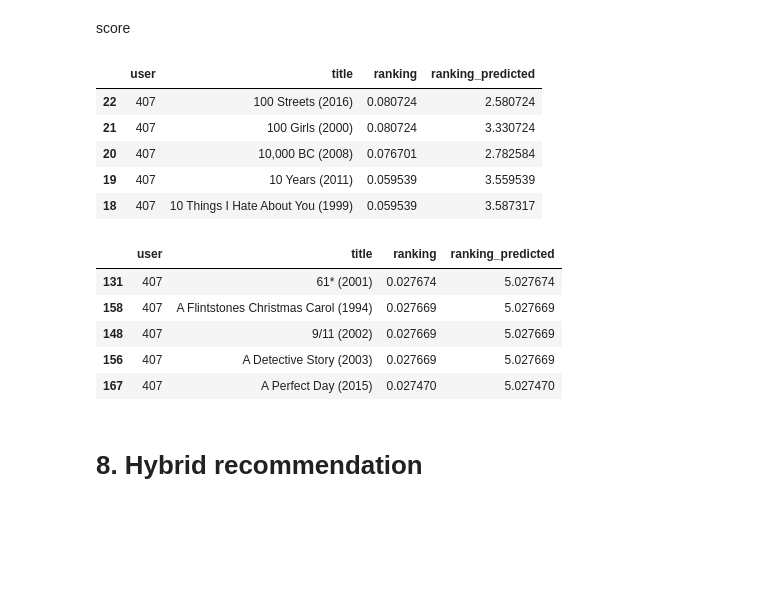
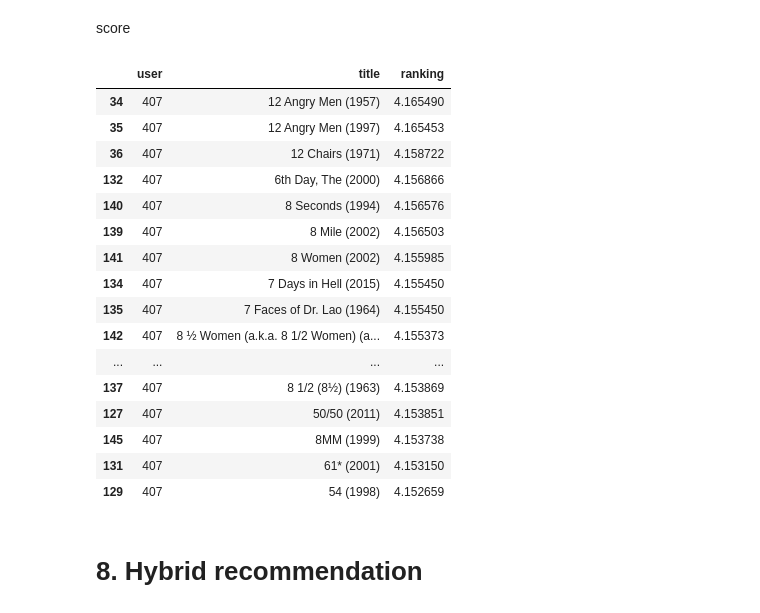
Before and after one commit to peerapat-t/Hybrid-book-recommendation-system, a Jupyter notebook: book recommendation.ipynb, the cells around one changed output. Drawn from its saved outputs; the diff is of its cells as text; code cells hidden in the pictures; blank space fills up the shorter version.

```diff
--- a/book recommendation.ipynb
+++ b/book recommendation.ipynb
@@ -827,2 +637,7 @@ item_score_predicted_list = []
 # %% [markdown]
 score
+# %%
+watched_list = picked_title_watched.index.tolist()
+# %%
+similarity_rank = item_similarity['Zulu (2013)'].loc[watched_list].sort_values(ascending=False).head(k)
+rating_rank = picked_title_watched[similarity_rank.index.tolist()]
@@ -835,9 +653,7 @@ for i in picked_userid_unwatched.index.tolist():
     rating_rank = picked_title_watched[similarity_rank.index.tolist()]
 
     for j in similarity_rank.index.tolist():
-        if similarity_rank[j] < 0:
-            item_score = 0
-        else:
+        if (pd.isna(similarity_rank[j]) == False) & (pd.isna(rating_rank[j]) == False):
             sum_value_weight += similarity_rank[j] * rating_rank[j]
             sum_weight += similarity_rank[j]
 
@@ -848,32 +664,32 @@ for i in picked_userid_unwatched.index.tolist():
 
     item_list.append(i)
     item_score_list.append(item_score)
-    item_score_predicted_list.append(item_score + avg_rating_by_title_sorted[i])
 # %%
 df_item_base_predict = pd.DataFrame({
     'user': [picked_userid]*len(item_list),
     'title': item_list,
     'ranking': item_score_list,
-    'ranking_predicted':item_score_predicted_list
 })
 # %%
-df_item_base_predict.sort_values(by='ranking', ascending=False).head(5)
+df_item_base_predict.sort_values(by='ranking', ascending=False).head(20)
 # %% [output]
-|  | user | title | ranking | ranking_predicted |
-| 22 | 407 | 100 Streets (2016) | 0.080724 | 2.580724 |
-| 21 | 407 | 100 Girls (2000) | 0.080724 | 3.330724 |
-| 20 | 407 | 10,000 BC (2008) | 0.076701 | 2.782584 |
-| 19 | 407 | 10 Years (2011) | 0.059539 | 3.559539 |
-| 18 | 407 | 10 Things I Hate About You (1999) | 0.059539 | 3.587317 |
+|  | user | title | ranking |
+| 34 | 407 | 12 Angry Men (1957) | 4.165490 |
+| 35 | 407 | 12 Angry Men (1997) | 4.165453 |
+| 36 | 407 | 12 Chairs (1971) | 4.158722 |
+| 132 | 407 | 6th Day, The (2000) | 4.156866 |
+| 140 | 407 | 8 Seconds (1994) | 4.156576 |
+| 139 | 407 | 8 Mile (2002) | 4.156503 |
+| 141 | 407 | 8 Women (2002) | 4.155985 |
+| 134 | 407 | 7 Days in Hell (2015) | 4.155450 |
+| 135 | 407 | 7 Faces of Dr. Lao (1964) | 4.155450 |
+| 142 | 407 | 8 ½ Women (a.k.a. 8 1/2 Women) (a... | 4.155373 |
+| ... | ... | ... | ... |
+| 137 | 407 | 8 1/2 (8½) (1963) | 4.153869 |
+| 127 | 407 | 50/50 (2011) | 4.153851 |
+| 145 | 407 | 8MM (1999) | 4.153738 |
+| 131 | 407 | 61* (2001) | 4.153150 |
+| 129 | 407 | 54 (1998) | 4.152659 |
-# %%
-df_item_base_predict.sort_values(by='ranking_predicted', ascending=False).head(5)
-# %% [output]
-|  | user | title | ranking | ranking_predicted |
-| 131 | 407 | 61* (2001) | 0.027674 | 5.027674 |
-| 158 | 407 | A Flintstones Christmas Carol (1994) | 0.027669 | 5.027669 |
-| 148 | 407 | 9/11 (2002) | 0.027669 | 5.027669 |
-| 156 | 407 | A Detective Story (2003) | 0.027669 | 5.027669 |
-| 167 | 407 | A Perfect Day (2015) | 0.027470 | 5.027470 |
 # %% [markdown]
 # 8. Hybrid recommendation
 # %%
```
Also changed, not shown: parts of 53 cells of this notebook.
